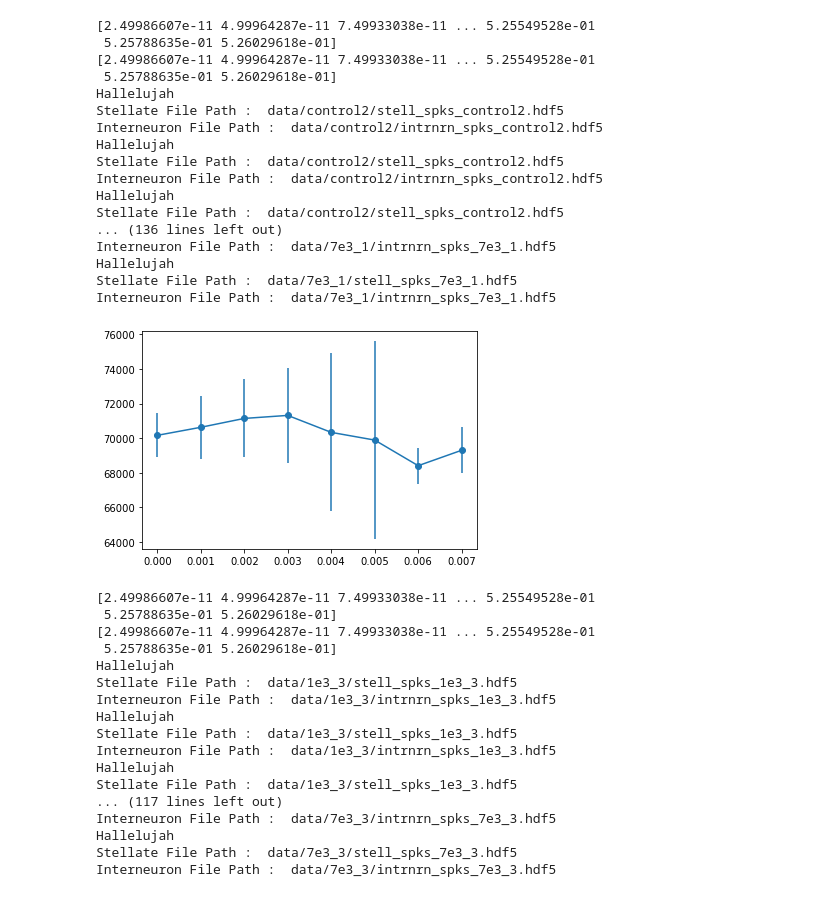
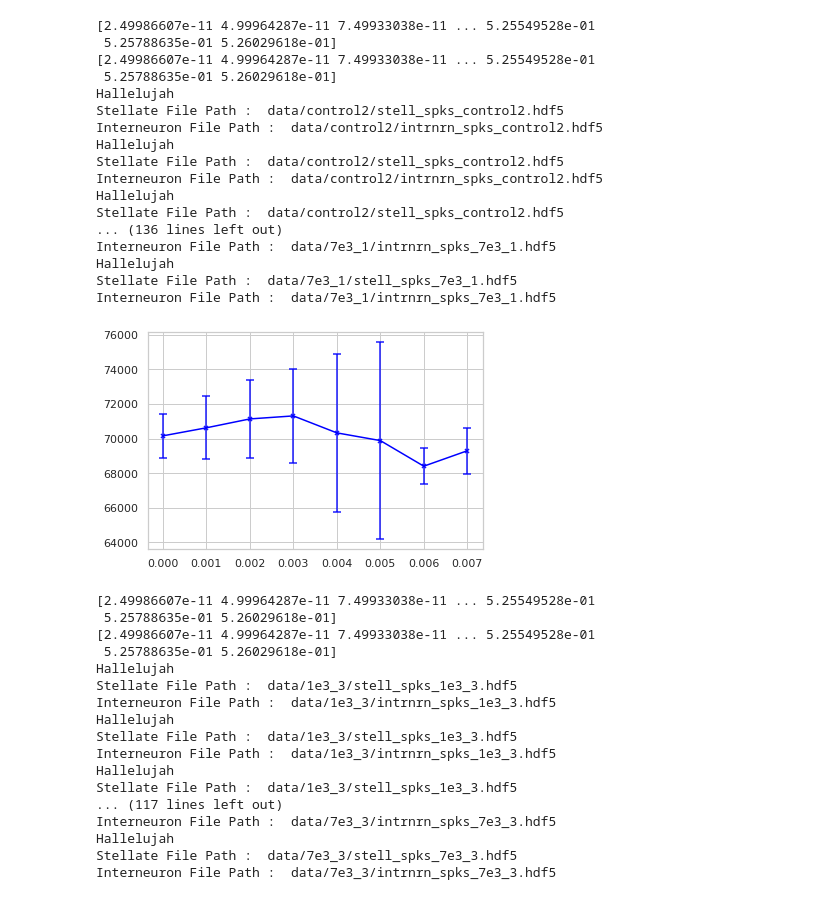
Before and after one commit to tiny-infinity/GridCellsCopy, a Jupyter notebook: analysis/notebooks/poster_figs/theta_vs_error.ipynb, the cells around one changed output. Saved outputs shown, nothing was run; the diff lists cells and outputs as text; code cells hidden in the pictures.

```diff
--- a/analysis/notebooks/poster_figs/theta_vs_error.ipynb
+++ b/analysis/notebooks/poster_figs/theta_vs_error.ipynb
@@ -228,12 +248,29 @@ Interneuron File Path :  data/7e3_1/intrnrn_spks_7e3_1.hdf5
 Hallelujah
 Stellate File Path :  data/7e3_1/stell_spks_7e3_1.hdf5
 Interneuron File Path :  data/7e3_1/intrnrn_spks_7e3_1.hdf5
-# %%
-plt.scatter(amp_2_list,mean_2_list)
-plt.errorbar(amp_2_list,mean_2_list,yerr=std_2_list)
-plt.show()
-# %% [output]
-[figure, removed]
+# %%
+color = sns.color_palette("deep")[0]
+
+plt.errorbar(
+    amp_2_list, mean_2_list,
+    yerr=std_2_list,
+    fmt="x",                   # ensures error bars and markers match
+    markersize=4,
+    capsize=4,
+    elinewidth=1.5,
+    color='blue',
+    markerfacecolor="white",
+    markeredgecolor='blue',
+    markeredgewidth=1.5,
+    alpha=0.9,
+)
+
+
+plt.plot(amp_2_list,mean_2_list,color='blue')
+#plt.errorbar(amp_2_list,mean_2_list,yerr=std_2_list)
+plt.show()
+# %% [output]
+[figure, added]
 # %%
 amp_4_list = [0,1e-3,2e-3,3e-3,4e-3,5e-3,6e-3,7e-3]
 
```
Also changed, not shown: parts of 4 cells of this notebook.
